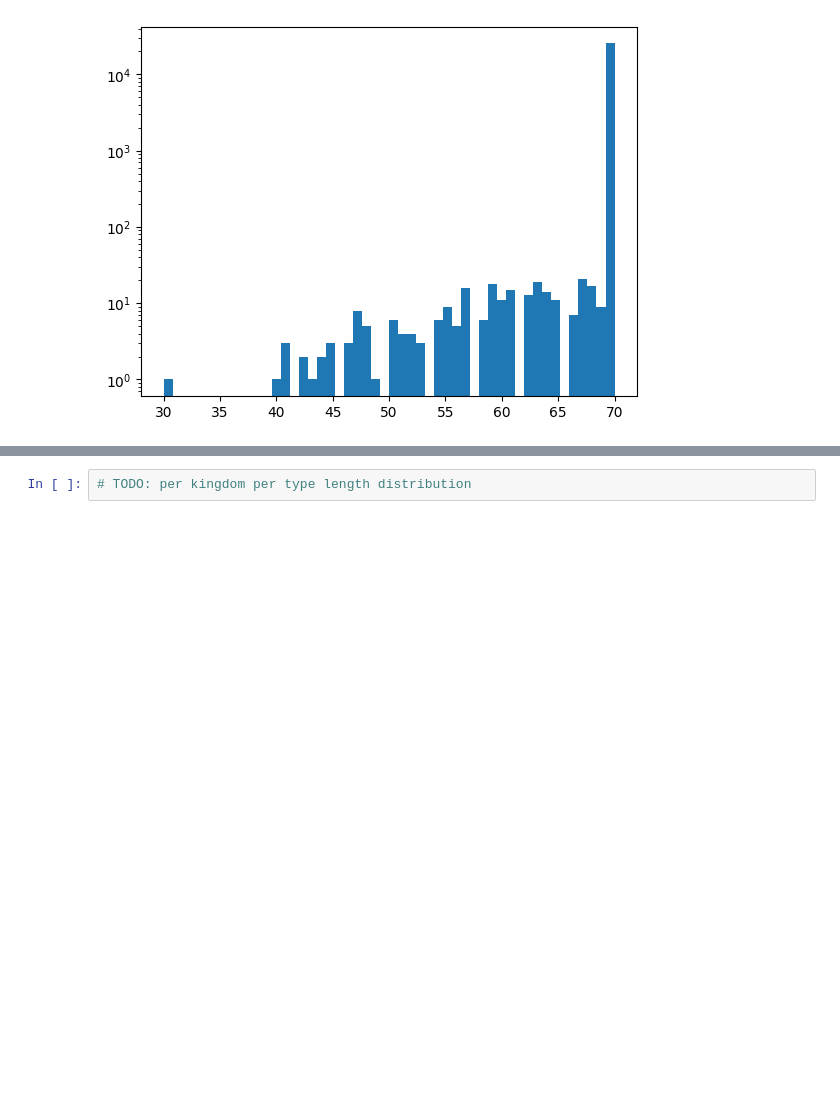
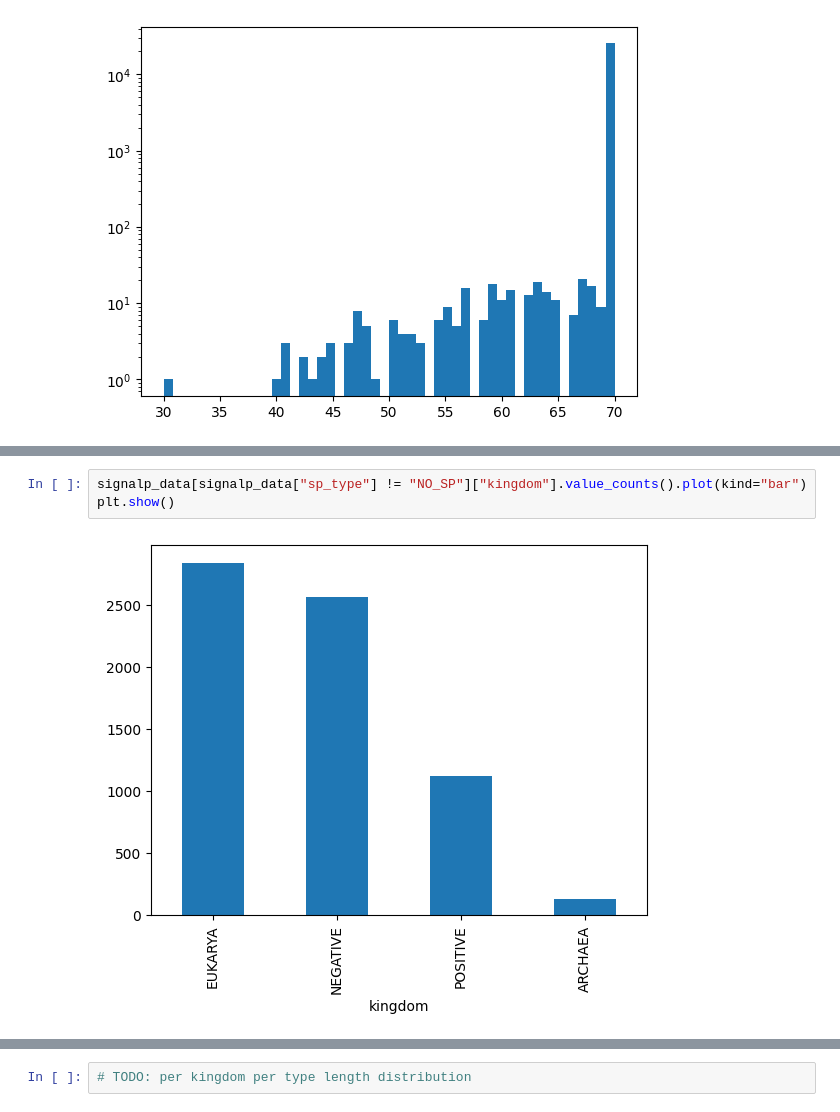
Before and after one commit to AeneasTews/signal-peptide-prediction, a Jupyter notebook: data/data_analysis/notebook_nightmare/general_analysis.ipynb, the cells around one changed output, grey strips where cells are left out. Saved outputs shown, nothing was run; the diff lists cells and outputs as text; blank space fills up the shorter version.

```diff
--- a/data/data_analysis/notebook_nightmare/general_analysis.ipynb
+++ b/data/data_analysis/notebook_nightmare/general_analysis.ipynb
@@ -42 +74,6 @@ plt.show()
+# %%
+signalp_data[signalp_data["sp_type"] != "NO_SP"]["kingdom"].value_counts().plot(kind="bar")
+plt.show()
+# %% [output]
+[figure, added]
 # %%
```
Also changed, not shown: parts of 10 cells of this notebook.
